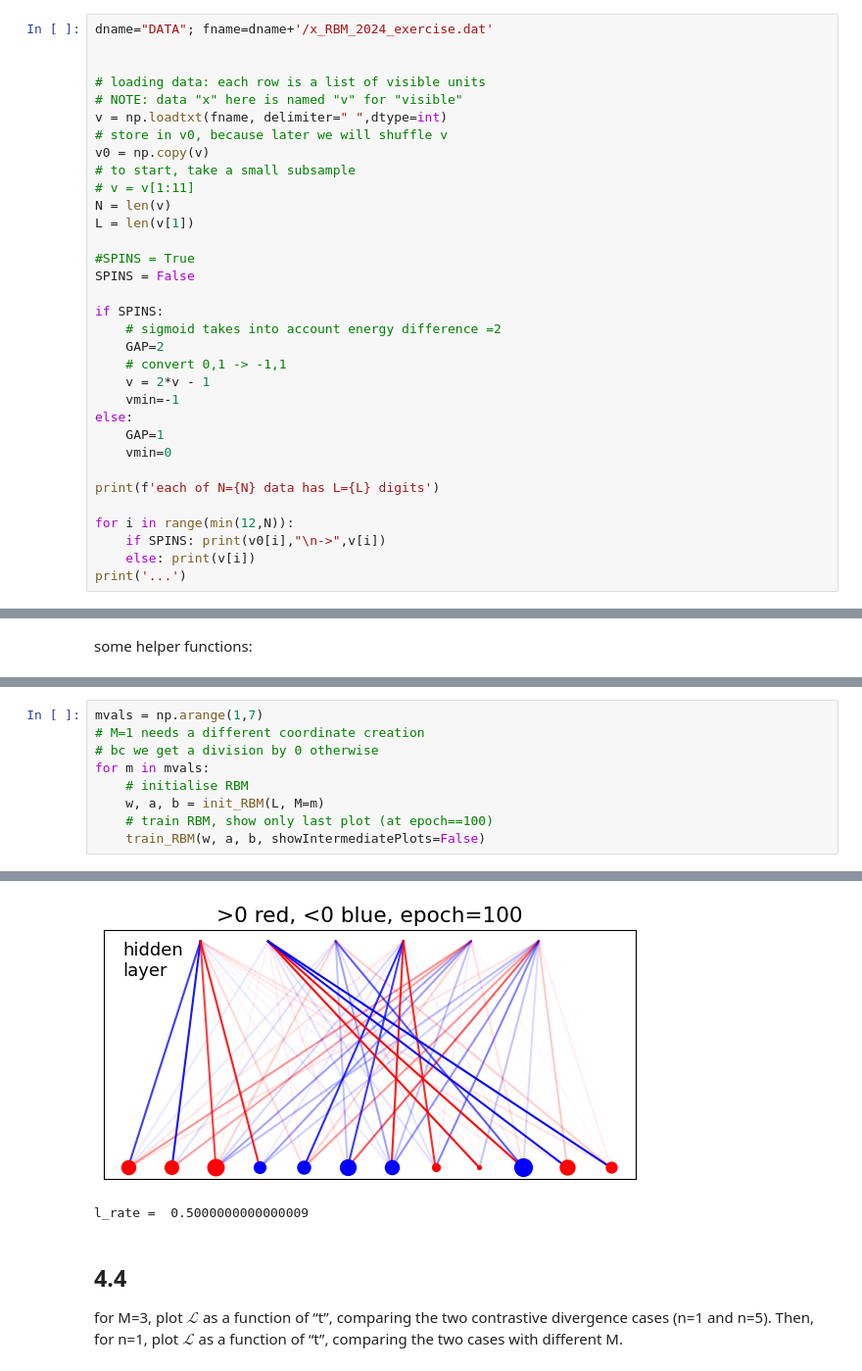
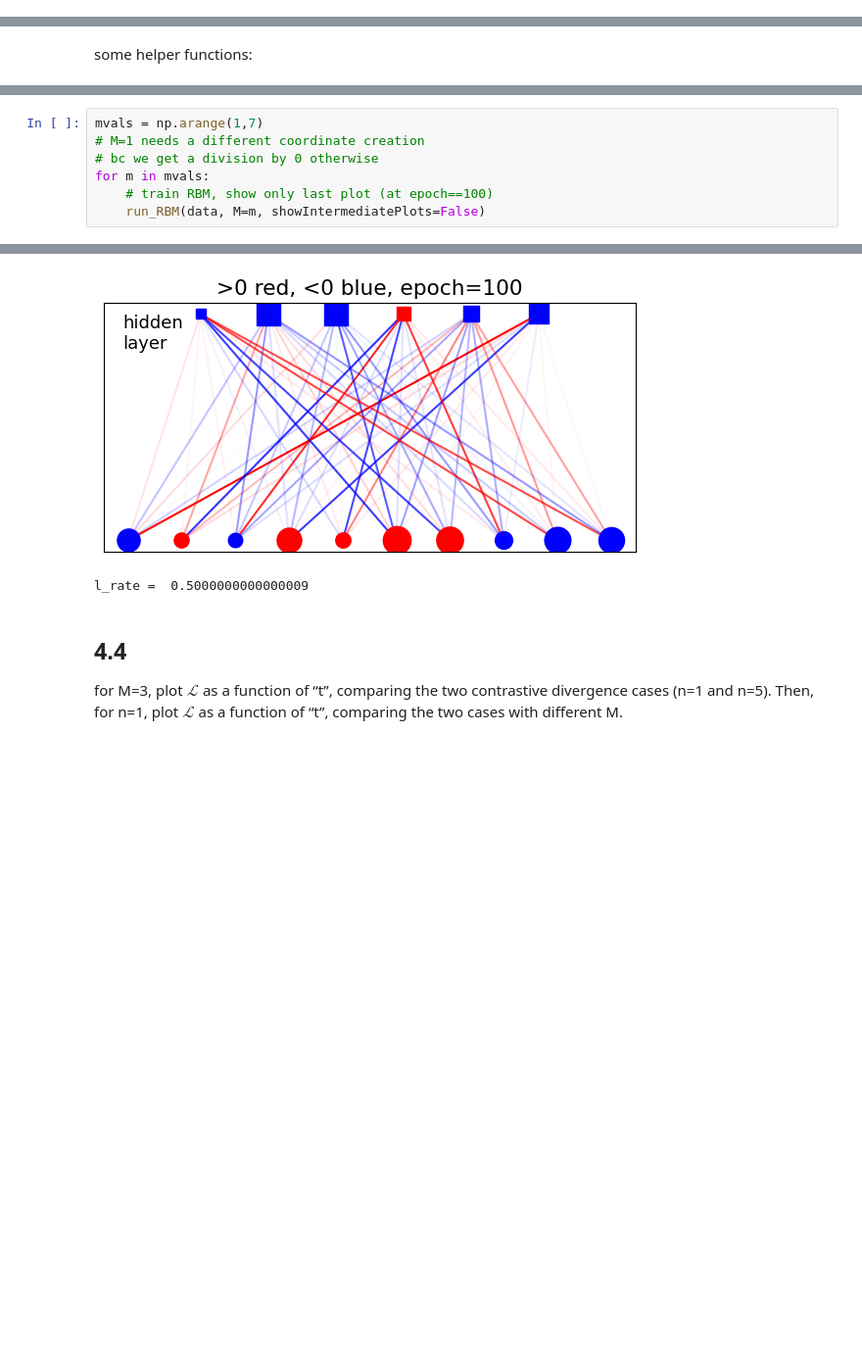
Before and after one commit to lm-schulze/LCP-Mod-B, a Jupyter notebook: Ex4/group2413_exercise4.ipynb, the cells around one changed output, grey strips where cells are left out. Shown at 98% size. Cells and saved outputs as stored; diff of their text form; blank space fills up the shorter version.

```diff
--- a/Ex4/group2413_exercise4.ipynb
+++ b/Ex4/group2413_exercise4.ipynb
@@ -20,33 +17,0 @@ Load Data:
-# %%
-dname="DATA"; fname=dname+'/x_RBM_2024_exercise.dat'
-
-
-# loading data: each row is a list of visible units
-# NOTE: data "x" here is named "v" for "visible"
-v = np.loadtxt(fname, delimiter=" ",dtype=int)
-# store in v0, because later we will shuffle v
-v0 = np.copy(v)
-# to start, take a small subsample
-# v = v[1:11]
-N = len(v)
-L = len(v[1])
-
-#SPINS = True
-SPINS = False
-
-if SPINS:
-    # sigmoid takes into account energy difference =2
-    GAP=2
-    # convert 0,1 -> -1,1
-    v = 2*v - 1
-    vmin=-1
-else:
-    GAP=1
-    vmin=0
-
-print(f'each of N={N} data has L={L} digits')
-
-for i in range(min(12,N)):
-    if SPINS: print(v0[i],"\n->",v[i])
-    else: print(v[i])
-print('...')
@@ -451,8 +404,6 @@ mvals = np.arange(1,7)
 # M=1 needs a different coordinate creation
 # bc we get a division by 0 otherwise
 for m in mvals:
-    # initialise RBM
-    w, a, b = init_RBM(L, M=m)
     # train RBM, show only last plot (at epoch==100)
-    train_RBM(w, a, b, showIntermediatePlots=False)
+    run_RBM(data, M=m, showIntermediatePlots=False)
 # %% [output]
@@ -566,4 +517,4 @@ db = [-0.02772277  0.03762376 -0.00792079  0.00990099  0.00990099 -0.03366337]
-[figure, old version]
+[figure, new version]
 l_rate =  0.5000000000000009
 # %% [markdown]
 ## 4.4
```
Also changed, not shown: parts of 9 cells of this notebook.
